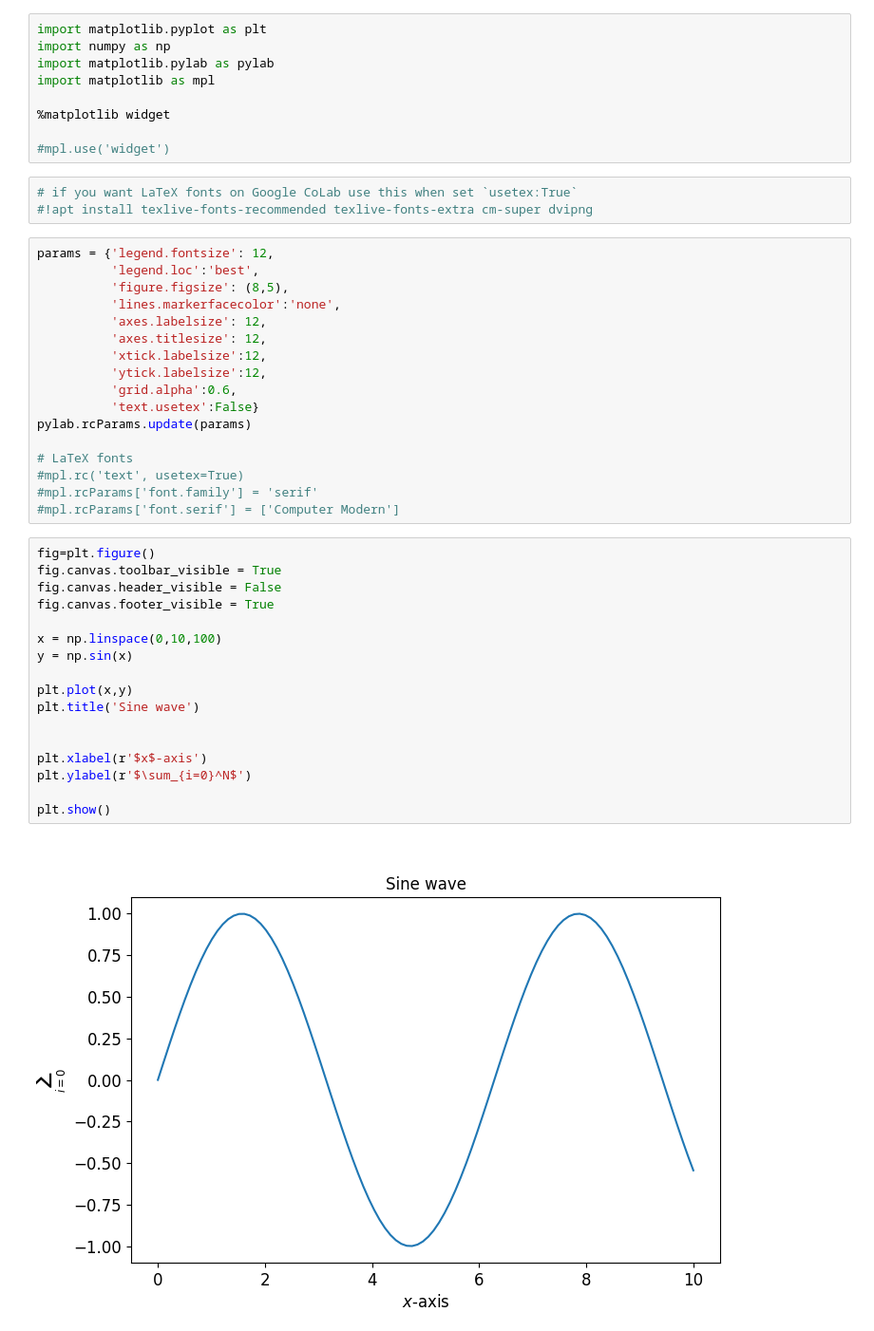
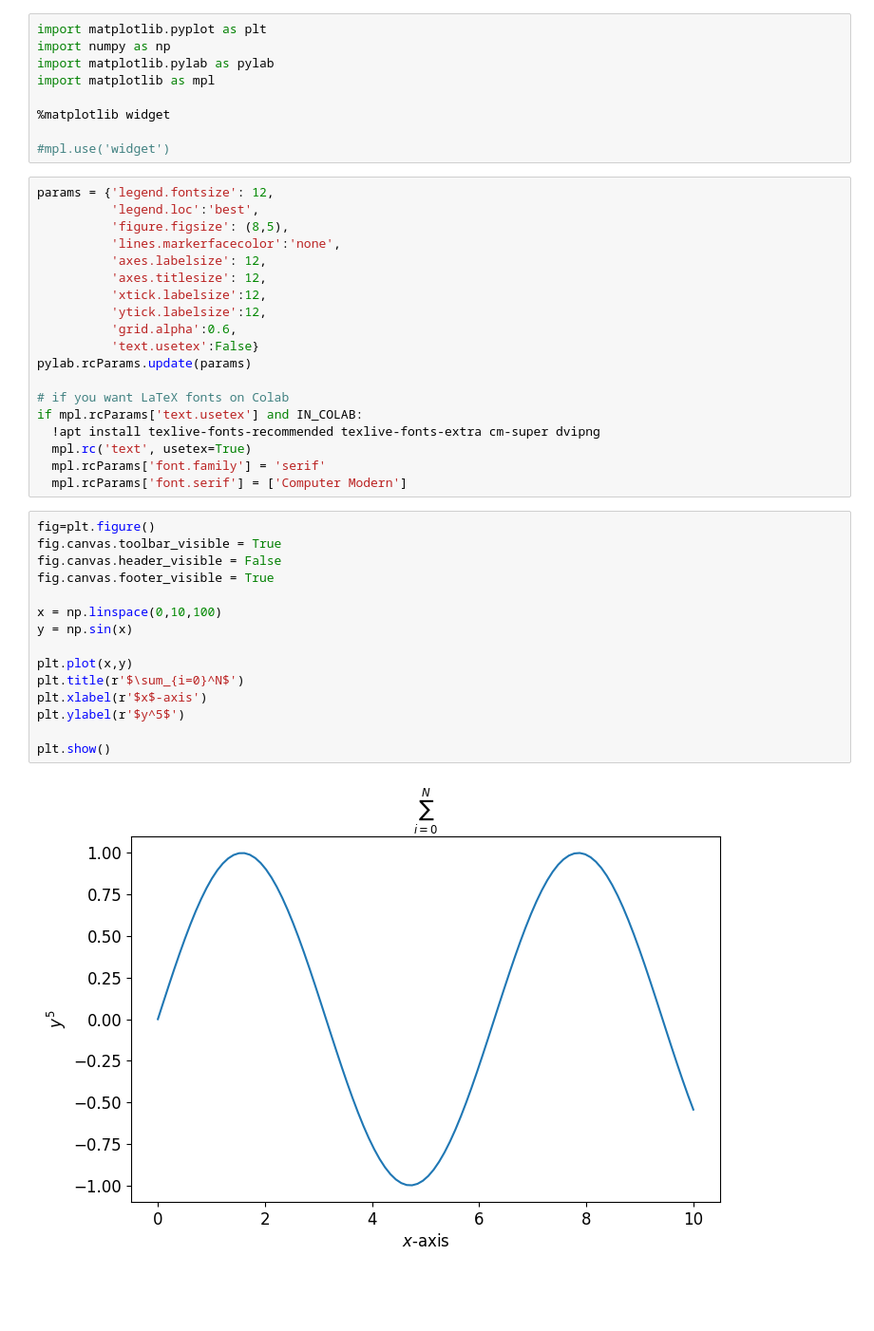
Before and after one commit to pschlatt1/notebooks, a Jupyter notebook: test_backends.ipynb, the cells around one changed output. Shown at 95% size. Cells and saved outputs as stored; diff of their text form; blank space fills up the shorter version.

```diff
--- a/test_backends.ipynb
+++ b/test_backends.ipynb
@@ -25,9 +25,6 @@ import matplotlib as mpl
 %matplotlib widget
 
 #mpl.use('widget')
-# %%
-# if you want LaTeX fonts on Google CoLab use this when set `usetex:True`
-#!apt install texlive-fonts-recommended texlive-fonts-extra cm-super dvipng
 # %%
 params = {'legend.fontsize': 12,
           'legend.loc':'best',
@@ -41,26 +38,26 @@ params = {'legend.fontsize': 12,
           'text.usetex':False}
 pylab.rcParams.update(params)
 
-# LaTeX fonts
-#mpl.rc('text', usetex=True)
-#mpl.rcParams['font.family'] = 'serif'
-#mpl.rcParams['font.serif'] = ['Computer Modern']
+# if you want LaTeX fonts on Colab
+if mpl.rcParams['text.usetex'] and IN_COLAB:
+  !apt install texlive-fonts-recommended texlive-fonts-extra cm-super dvipng
+  mpl.rc('text', usetex=True)
+  mpl.rcParams['font.family'] = 'serif'
+  mpl.rcParams['font.serif'] = ['Computer Modern']
 # %%
 fig=plt.figure()
 fig.canvas.toolbar_visible = True
 fig.canvas.header_visible = False
 fig.canvas.footer_visible = True
 
 x = np.linspace(0,10,100)
 y = np.sin(x)
 
 plt.plot(x,y)
-plt.title('Sine wave')
-
-
+plt.title(r'$\sum_{i=0}^N$')
 plt.xlabel(r'$x$-axis')
-plt.ylabel(r'$\sum_{i=0}^N$')
+plt.ylabel(r'$y^5$')
 
 plt.show()
 # %% [output]
-[figure, old version]
+[figure, new version]
```
